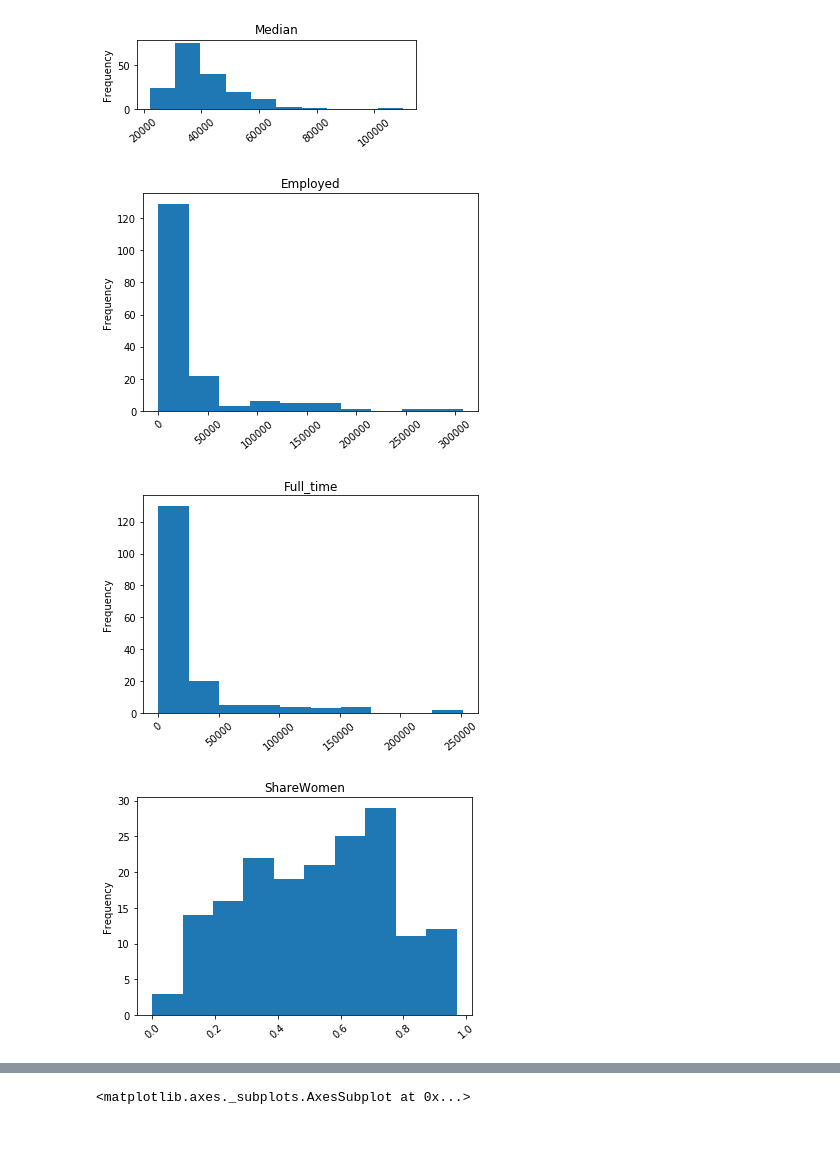
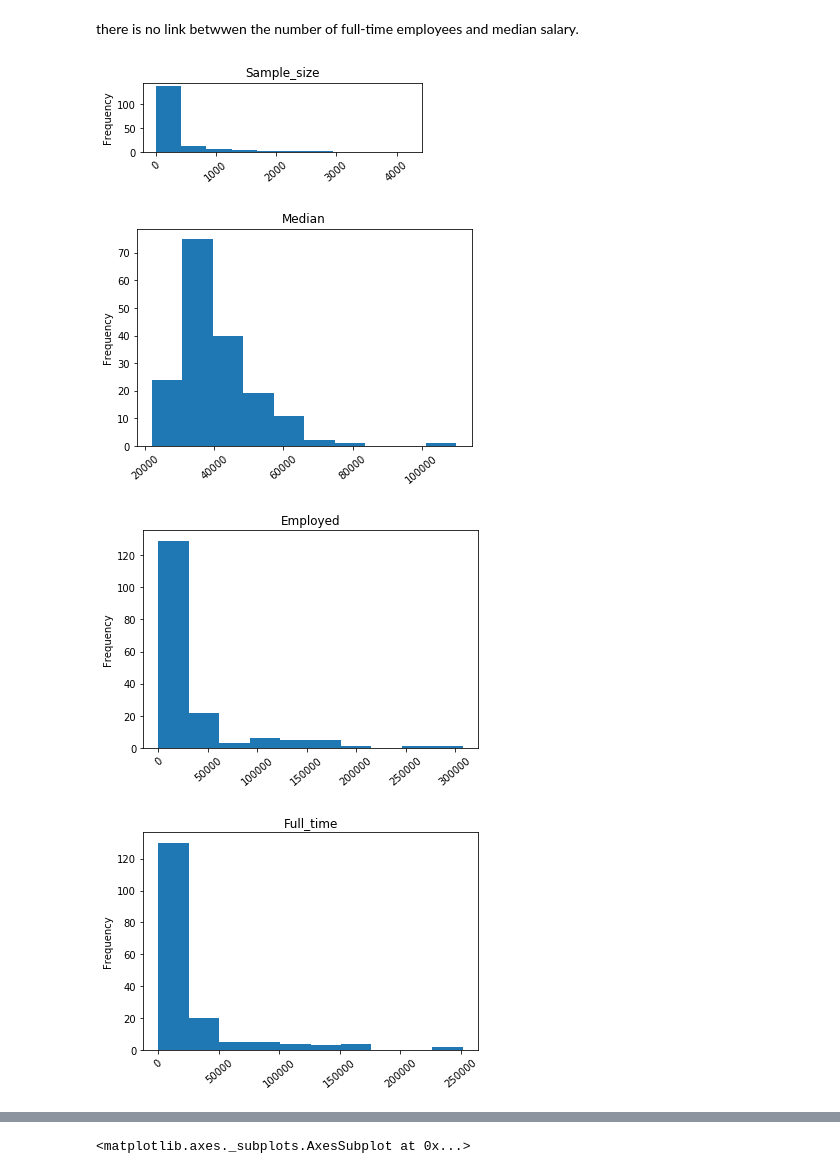
Before and after one commit to HuitingSheng/Visualizing-Earings-Based-on-College-Majors, a Jupyter notebook: VisualizingEaringsBasedOnCollegeMajors.ipynb, the cells around one changed output, grey strips where cells are left out. Drawn from its saved outputs; the diff is of its cells as text; code cells hidden in the pictures; blank space fills up the shorter version.

```diff
--- a/VisualizingEaringsBasedOnCollegeMajors.ipynb
+++ b/VisualizingEaringsBasedOnCollegeMajors.ipynb
@@ -70,0 +19,6 @@ recent_grads.plot(x='Men', y='Median',kind='scatter', title='Median vs Men')
+# %%
+# read and Quick exploration of the data
+recent_grads=pd.read_csv("recent-grads.csv",low_memory = 0)
+print(recent_grads.shape)
+pd.options.display.max_columns =25
+recent_grads.head()
@@ -85,15 +112,17 @@ plt.show()
+# %% [markdown]
+there is no link betwwen the number of full-time employees and median salary.
 # %%
 #  explore the distributions of the following columns
 
 cols = ["Sample_size", "Median", "Employed", "Full_time", "ShareWomen", "Unemployment_rate", "Men", "Women"]
 
 fig = plt.figure(figsize=(5,12))
-for r in range(1,8):
+for r in range(1,9):
     ax = fig.add_subplot(8,1,r)
-    ax = recent_grads[cols[r]].plot(kind='hist', title=cols[r], rot=40)
+    ax = recent_grads[cols[r-1]].plot(kind='hist', title=cols[r-1], rot=40)
     plt.show()
 # %% [output]
-[figure, old version]
+[figure, new version]
-[figure, old version]
+[figure, new version]
-[figure, old version]
+[figure, new version]
-[figure, old version]
+[figure, new version]
```
Also changed, not shown: parts of 23 cells of this notebook, 1 other file.
